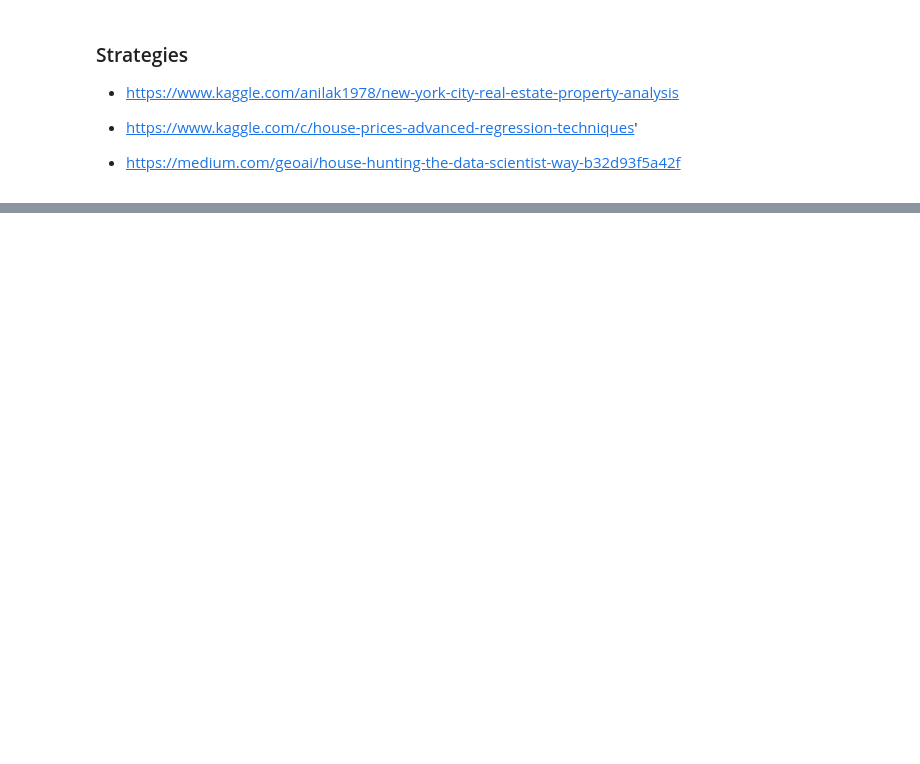
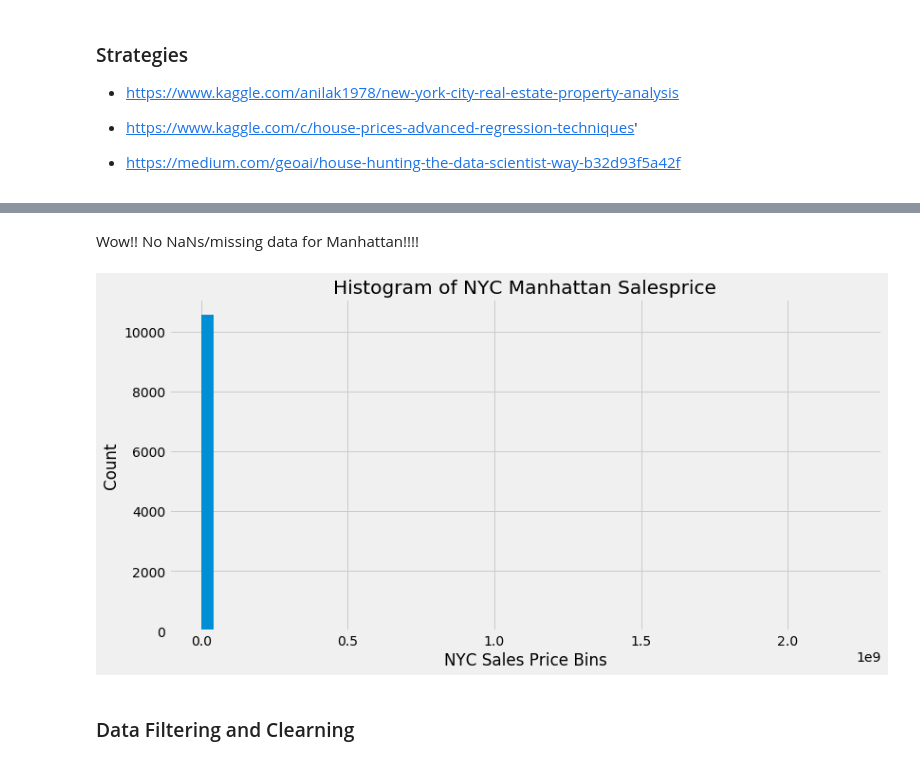
Before and after one commit to allenau1/dat-sf-60-hw, a Jupyter notebook: final_project/final_project_allen_au.ipynb, the cells around one changed output, grey strips where cells are left out. Drawn from its saved outputs; the diff is of its cells as text; code cells hidden in the pictures; blank space fills up the shorter version.

```diff
--- a/final_project/final_project_allen_au.ipynb
+++ b/final_project/final_project_allen_au.ipynb
@@ -63,0 +317,3 @@ What shortcoming exist for this data that make it less than ideal for answering
+# %%
+nyc_manhattan = nyc[nyc.BOROUGH == 1.0]
+nyc_manhattan.head()
@@ -63,0 +360,14 @@ What shortcoming exist for this data that make it less than ideal for answering
+# %% [markdown]
+Wow!!  No NaNs/missing data for Manhattan!!!!
+# %%
+# Histogram for duration
+# Using rule of thumb for number of bins: sqrt(979) = 33 bins
+ax = nyc_manhattan['SALEPRICE'].hist(bins=50, figsize=(12,6))
+
+ax.set_title('Histogram of NYC Manhattan Salesprice')
+ax.set_xlabel("NYC Sales Price Bins");
+ax.set_ylabel("Count");
+# %% [output]
+[figure, added]
+# %% [markdown]
+### Data Filtering and Clearning
```
Also changed, not shown: parts of 38 cells of this notebook.
